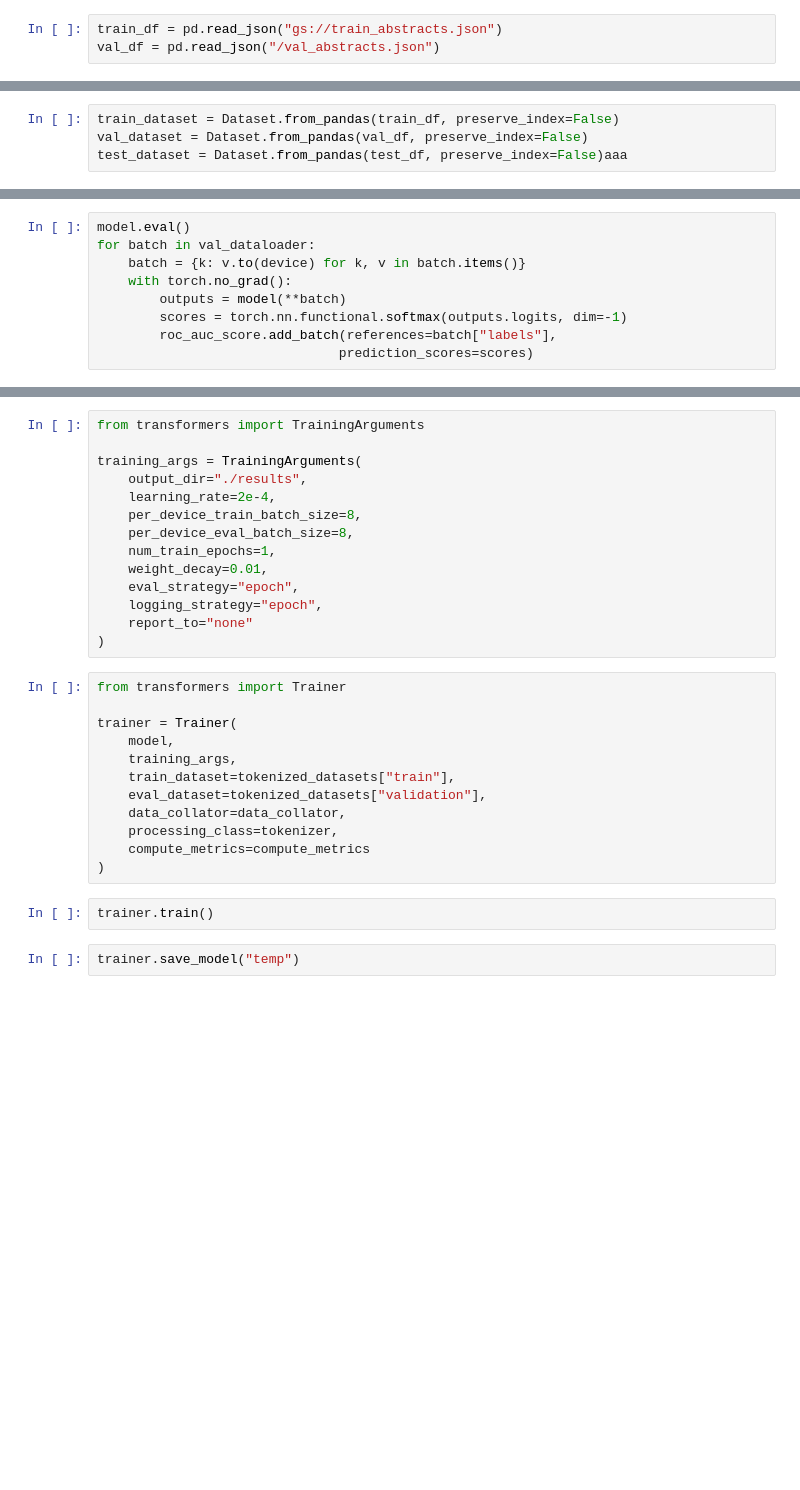
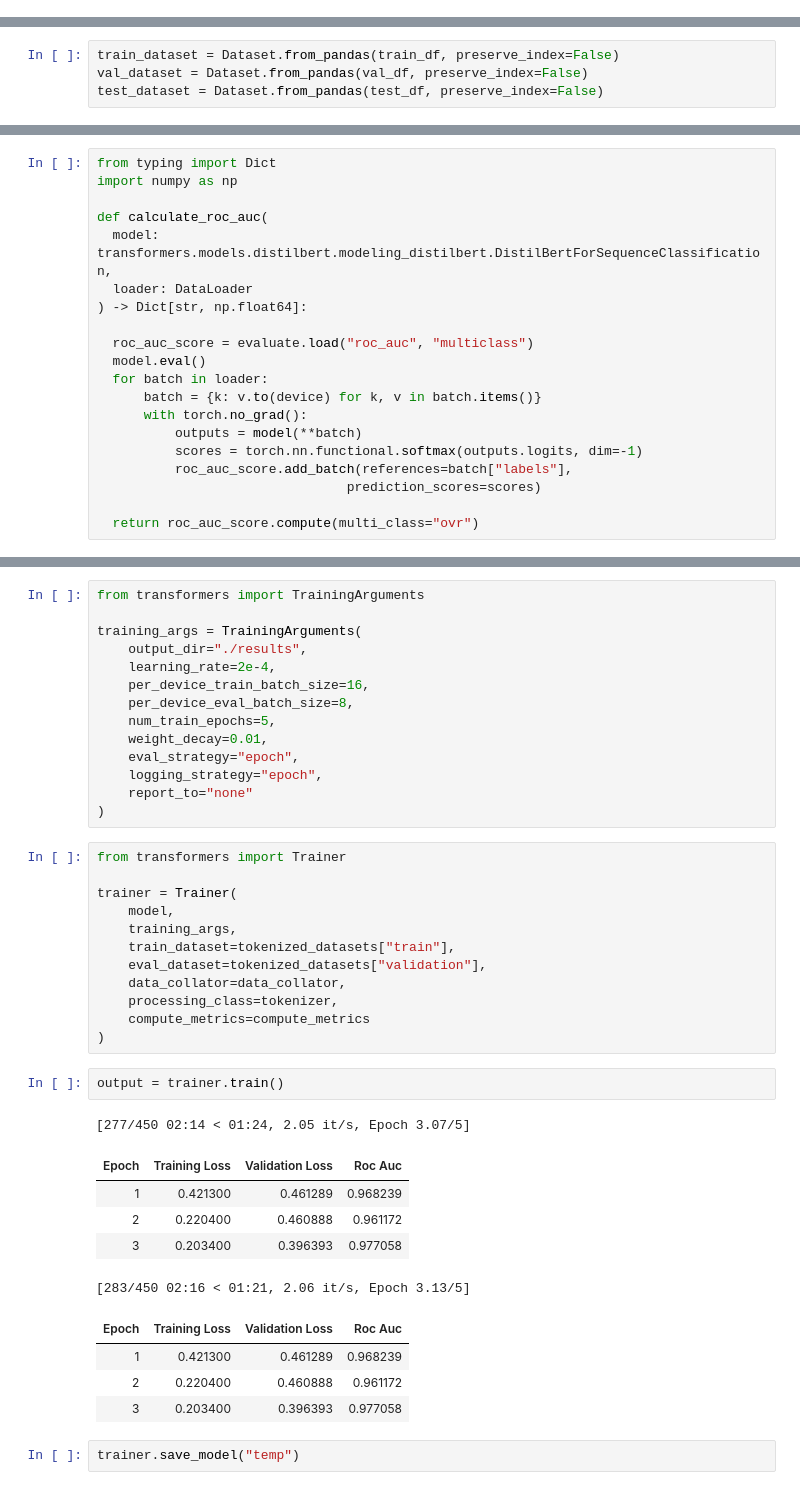
Before and after one commit to mdh266/FineTuning, a Jupyter notebook: bert.ipynb, the cells around one changed output, grey strips where cells are left out. Saved outputs shown, nothing was run; the diff lists cells and outputs as text; blank space fills up the shorter version.

```diff
--- a/bert.ipynb
+++ b/bert.ipynb
@@ -127,3 +146,0 @@ import evaluate
-# %%
-train_df = pd.read_json("gs://train_abstracts.json")
-val_df = pd.read_json("/val_abstracts.json")
@@ -132,4 +149,4 @@ val_df = pd.read_json("/val_abstracts.json")
 # %%
 train_dataset = Dataset.from_pandas(train_df, preserve_index=False)
 val_dataset = Dataset.from_pandas(val_df, preserve_index=False)
-test_dataset = Dataset.from_pandas(test_df, preserve_index=False)aaa
+test_dataset = Dataset.from_pandas(test_df, preserve_index=False)
@@ -166,12 +257,23 @@ val_dataloader = DataLoader(
     tokenized_datasets["validation"], batch_size=8, collate_fn=data_collator
 )
 # %%
-model.eval()
-for batch in val_dataloader:
-    batch = {k: v.to(device) for k, v in batch.items()}
-    with torch.no_grad():
-        outputs = model(**batch)
-        scores = torch.nn.functional.softmax(outputs.logits, dim=-1)
-        roc_auc_score.add_batch(references=batch["labels"],
-                               prediction_scores=scores)
+from typing import Dict
+import numpy as np
+
+def calculate_roc_auc(
+  model: transformers.models.distilbert.modeling_distilbert.DistilBertForSequenceClassification,
+  loader: DataLoader
+) -> Dict[str, np.float64]:
+
+  roc_auc_score = evaluate.load("roc_auc", "multiclass")
+  model.eval()
+  for batch in loader:
+      batch = {k: v.to(device) for k, v in batch.items()}
+      with torch.no_grad():
+          outputs = model(**batch)
+          scores = torch.nn.functional.softmax(outputs.logits, dim=-1)
+          roc_auc_score.add_batch(references=batch["labels"],
+                                prediction_scores=scores)
+
+  return roc_auc_score.compute(multi_class="ovr")
 # %%
@@ -194,9 +302,9 @@ from transformers import TrainingArguments
 training_args = TrainingArguments(
     output_dir="./results",
     learning_rate=2e-4,
-    per_device_train_batch_size=8,
+    per_device_train_batch_size=16,
     per_device_eval_batch_size=8,
-    num_train_epochs=1,
+    num_train_epochs=5,
     weight_decay=0.01,
     eval_strategy="epoch",
     logging_strategy="epoch",
@@ -215,7 +323,18 @@ trainer = Trainer(
     compute_metrics=compute_metrics
 )
 # %%
-trainer.train()
+output = trainer.train()
+# %% [output]
+[277/450 02:14 < 01:24, 2.05 it/s, Epoch 3.07/5]
+| Epoch | Training Loss | Validation Loss | Roc Auc |
+| 1 | 0.421300 | 0.461289 | 0.968239 |
+| 2 | 0.220400 | 0.460888 | 0.961172 |
+| 3 | 0.203400 | 0.396393 | 0.977058 |
+[283/450 02:16 < 01:21, 2.06 it/s, Epoch 3.13/5]
+| Epoch | Training Loss | Validation Loss | Roc Auc |
+| 1 | 0.421300 | 0.461289 | 0.968239 |
+| 2 | 0.220400 | 0.460888 | 0.961172 |
+| 3 | 0.203400 | 0.396393 | 0.977058 |
 # %%
 trainer.save_model("temp")
 # %%
```
Also changed, not shown: parts of 49 cells of this notebook.
